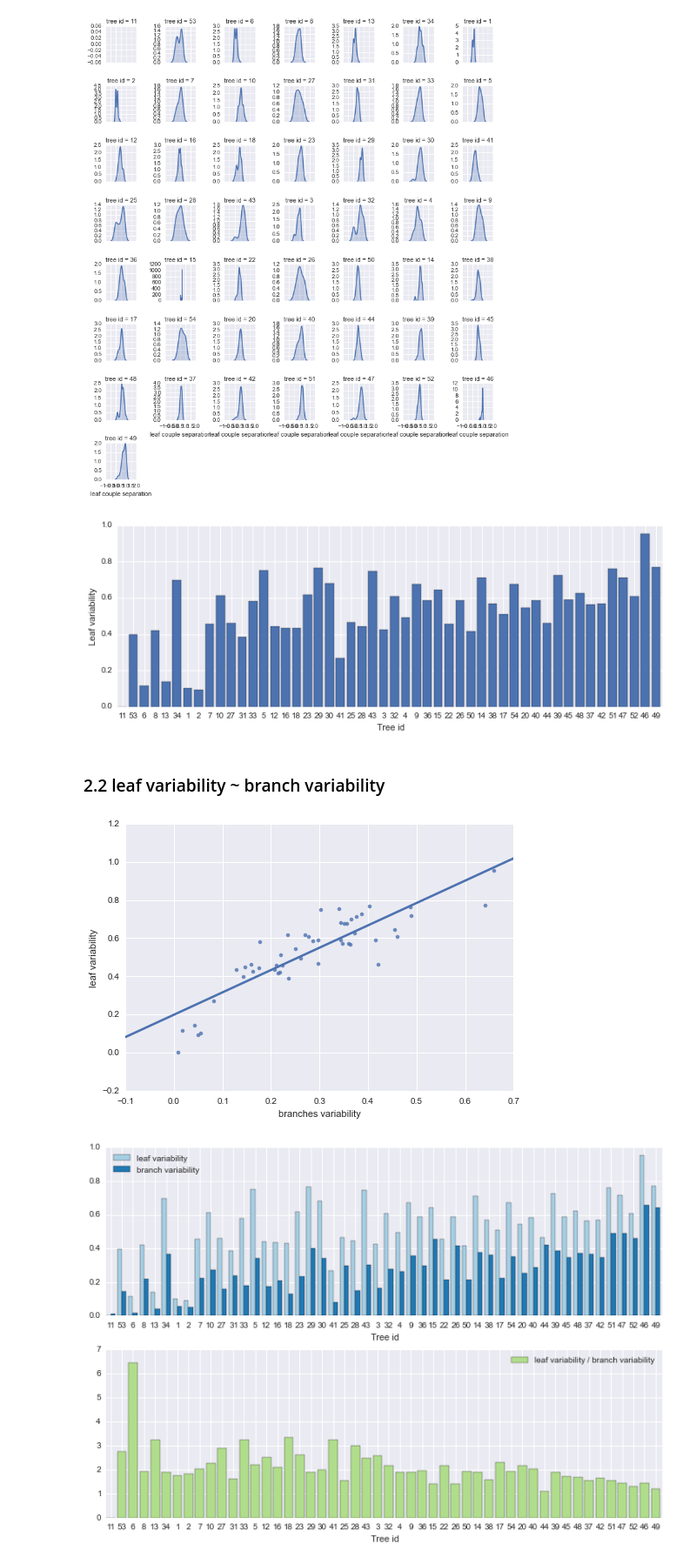
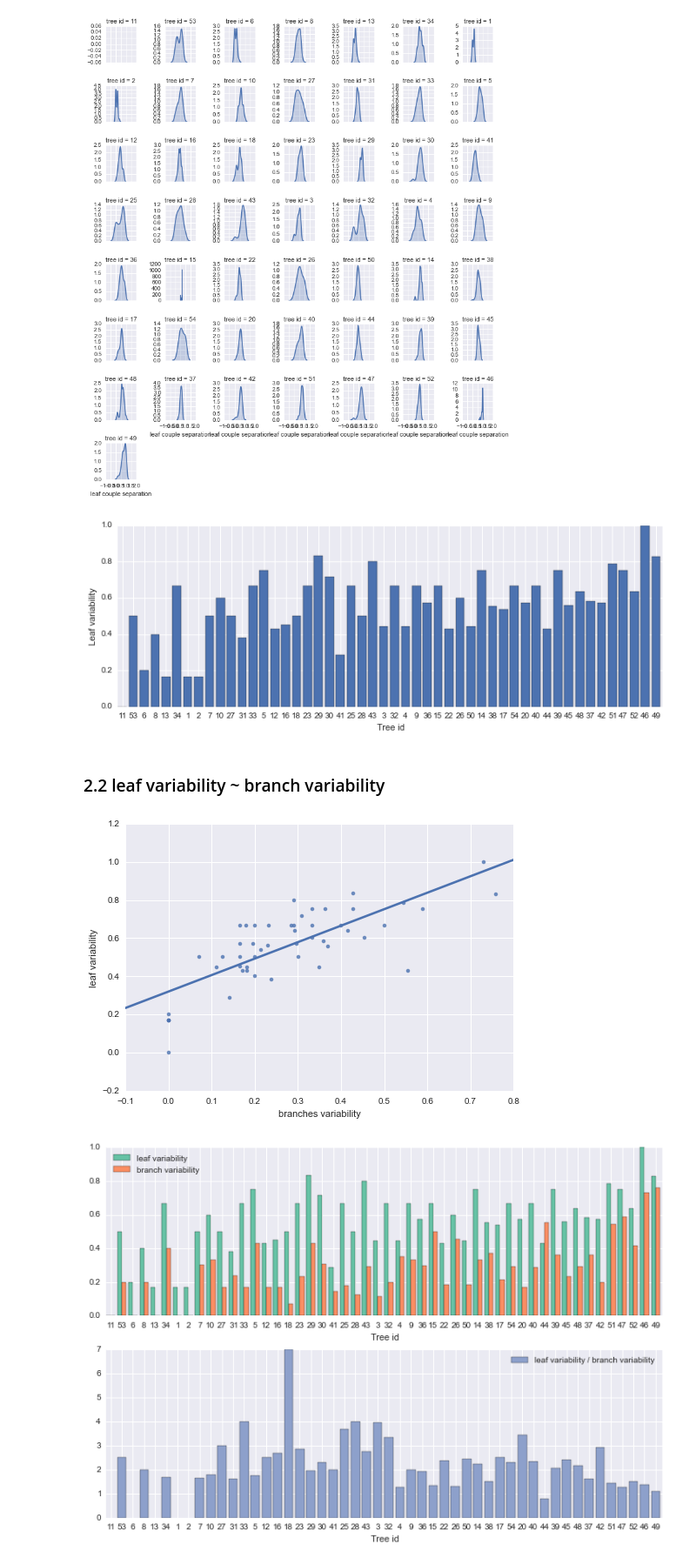
Before and after one commit to interpretation-experiment/analysis, a Jupyter notebook: notebooks/leaf_convergence.ipynb, the cells around one changed output. Shown at 87% size. Saved outputs shown, nothing was run; the diff lists cells and outputs as text; code cells hidden in the pictures.

Commit message:
Use median not mean, and a proper color palette

```diff
--- a/notebooks/leaf_convergence.ipynb
+++ b/notebooks/leaf_convergence.ipynb
@@ -45,7 +45,7 @@ def get_leaf_variability_detailed(self):
 
 @memoized
 def get_leaf_variability(self):
-    return self.leaf_variability_detailed.mean()
+    return np.median(self.leaf_variability_detailed)
 
 Tree.leaf_variability_detailed = property(get_leaf_variability_detailed)
 Tree.leaf_variability = property(get_leaf_variability)
@@ -81,7 +81,8 @@ g.map(sb.kdeplot, 'leaf couple separation', shade=True);
 # %%
 fig, ax = plt.subplots(figsize=(12, 4))
 labels = []
-bardata = data.groupby('tree id', as_index=False).mean().sort_values(['root length', 'tree id'])
+bardata = data.groupby('tree id', as_index=False).median().sort_values(['root length',
+                                                                        'tree id'])
 for i, (separation, tree_id) in enumerate(zip(bardata['leaf couple separation'],
                                               bardata['tree id'])):
     ax.bar(i, separation)
@@ -92,7 +93,7 @@ ax.set_xticklabels(labels)
 ax.set_xlabel('Tree id')
 ax.set_ylabel('Leaf variability');
 # %% [output]
-[figure, old version]
+[figure, new version]
 # %% [markdown]
 ### 2.2 leaf variability ~ branch variability
 # %%
@@ -115,8 +116,8 @@ def get_branches(self):
 def get_branches_variability(self):
     variabilities = np.zeros(self.root.children.ham.count())
     for i, branch in enumerate(self.branches):
-        variabilities[i] = np.array([s1.ordered_content_distance(s2)
-                                     for s1, s2 in combinations(branch, 2)]).mean()
+        variabilities[i] = np.median(np.array([s1.ordered_content_distance(s2)
+                                               for s1, s2 in combinations(branch, 2)]))
     return variabilities
 
 Tree.branches = property(get_branches)
@@ -137,34 +138,35 @@ root_order = data.groupby('tree id', as_index=False).mean().sort_values(\
 root_order_m15 = data_m15.groupby('tree id', as_index=False).mean().sort_values(\
     ['root length', 'tree id'])
 # %%
-scatterdata = data.groupby('tree id', as_index=False).mean()
+scatterdata = data.groupby('tree id', as_index=False).median()
 sb.regplot(scatterdata['branches variability'], scatterdata['leaf variability'],
            robust=True, ci=None);
 # %% [output]
-[figure, old version]
+[figure, new version]
 # %%
 fig, axes = plt.subplots(2, 1, figsize=(12, 8))
-palette = sb.color_palette('Paired')
+palette = sb.color_palette('Set2')
 labels = []
-bardata = data.groupby('tree id', as_index=False).mean().sort_values(['root length', 'tree id'])
+bardata = data.groupby('tree id', as_index=False).median().sort_values(['root length',
+                                                                        'tree id'])
 for i, (lv, bv, tree_id) in enumerate(zip(bardata['leaf variability'],
                                           bardata['branches variability'],
                                           bardata['tree id'])):
     axes[0].bar(i, lv, width=.4, color=palette[0],
                 label='leaf variability' if i == 0 else None)
     axes[0].bar(i + .4, bv, width=.4, color=palette[1],
                 label='branch variability' if i == 0 else None)
     axes[1].bar(i, lv/bv, color=palette[2],
                 label='leaf variability / branch variability' if i == 0 else None)
     labels.append(tree_id)
 trees_count = len(bardata)
 axes[0].set_xticks(np.linspace(.4, trees_count + .4, trees_count, endpoint=False))
 axes[0].set_xticklabels(labels)
 axes[0].set_xlabel('Tree id')
 axes[0].legend(loc='best')
 axes[1].set_xticks(np.linspace(.4, trees_count + .4, trees_count, endpoint=False))
 axes[1].set_xticklabels(labels)
 axes[1].set_xlabel('Tree id')
 axes[1].legend(loc='best');
 # %% [output]
-[figure, old version]
+[figure, new version]
```
Also changed, not shown: parts of 1 cell of this notebook.
